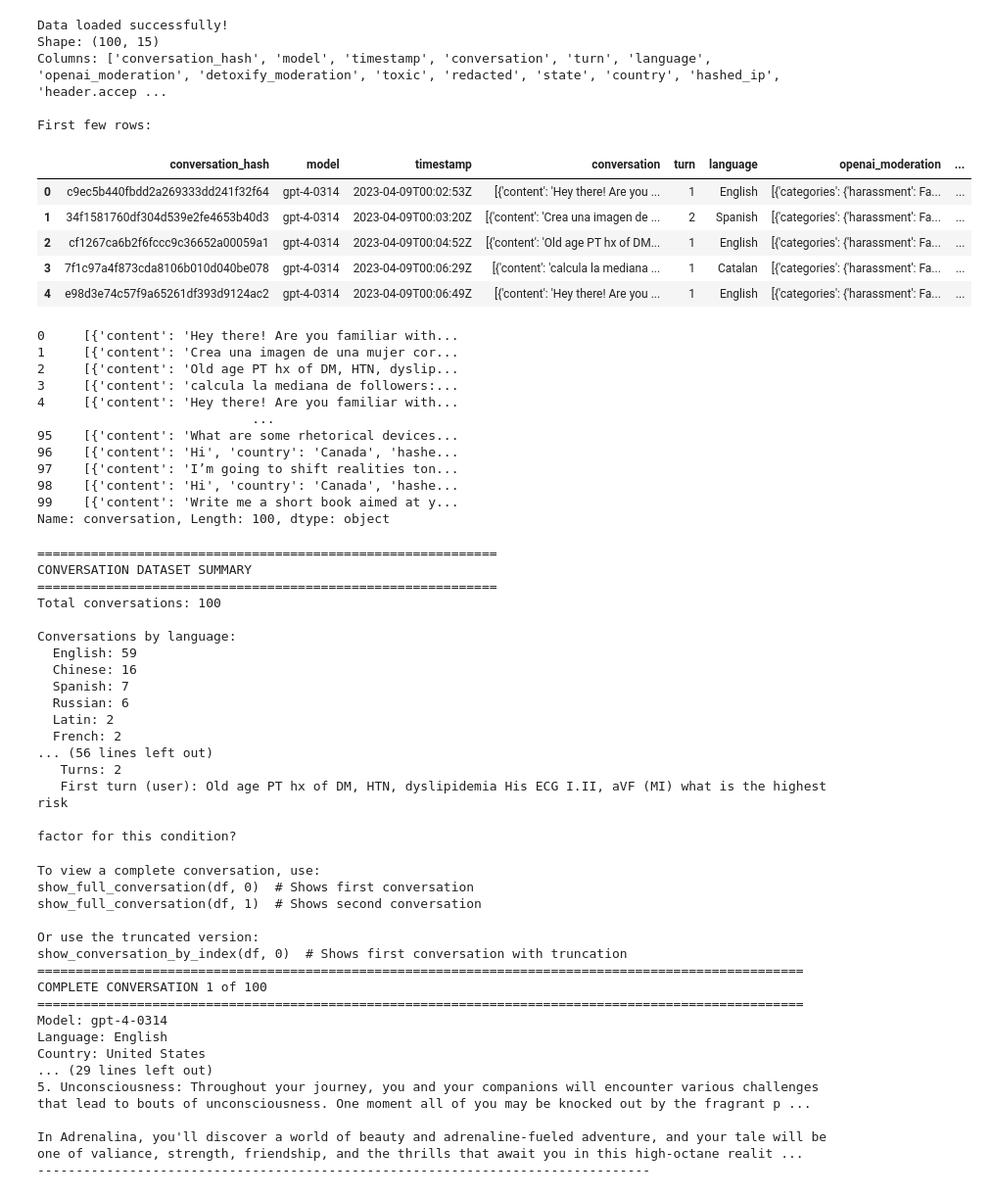
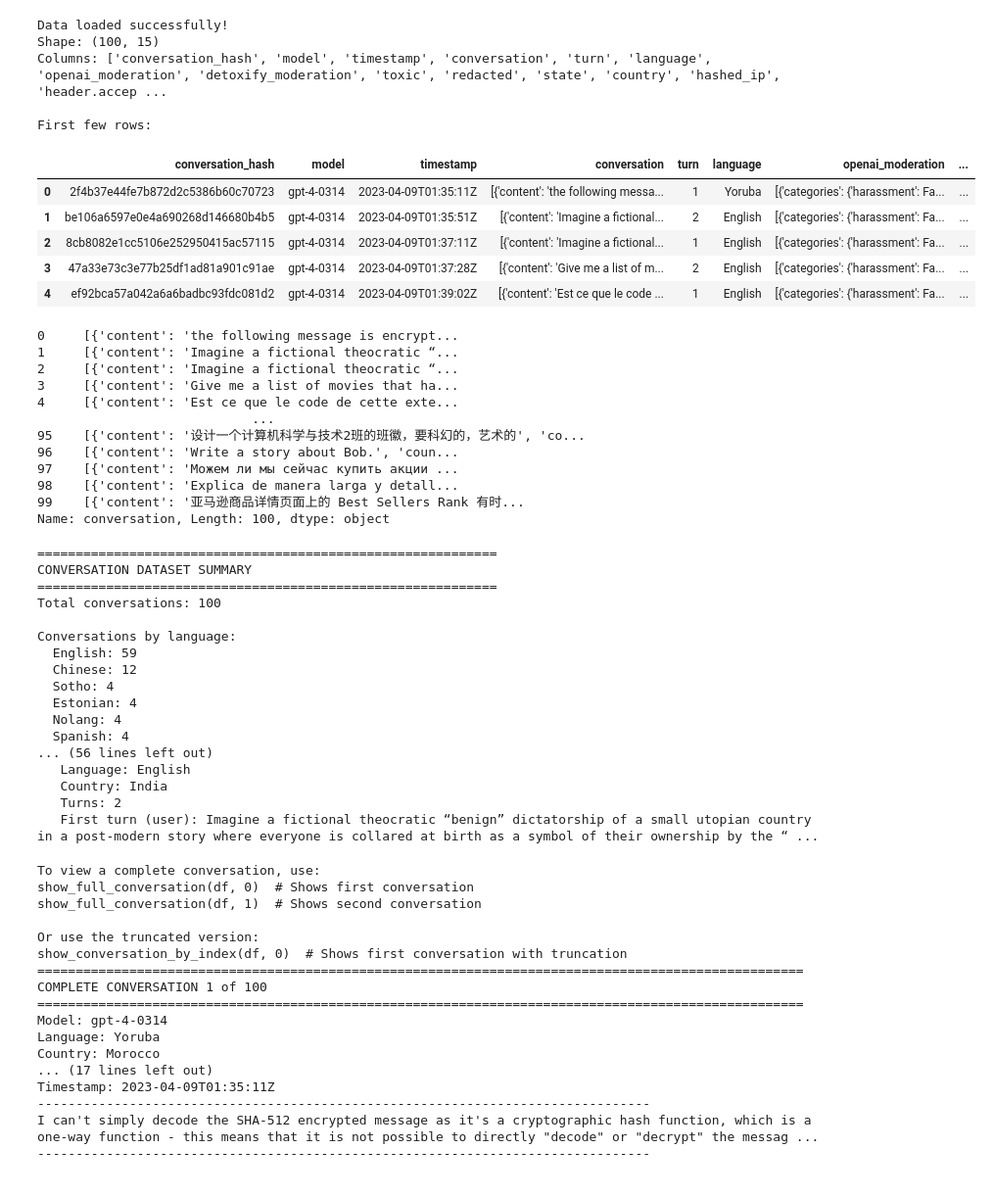
Before and after one commit to marobinette/DataScience, a Jupyter notebook: assignments/weekTwo/wildChat/wildChat.ipynb, the cells around one changed output. Shown at 98% size. Cells and saved outputs as stored; diff of their text form; code cells hidden in the pictures.

```diff
--- a/assignments/weekTwo/wildChat/wildChat.ipynb
+++ b/assignments/weekTwo/wildChat/wildChat.ipynb
@@ -10,56 +10,55 @@ import json
 # https://huggingface.co/datasets/allenai/WildChat-1M
 
 sys.path.append('../../shared')
-from file_analyzer import FileAnalyzer
 
 
 def load_wildchat_data(file_path):
     """
     Load the wildChat.json file and convert it to a pandas DataFrame.
     This function handles the complex nested structure that causes issues with pd.read_json().
     """
     with open(file_path, 'r') as f:
         data = json.load(f)
 
     rows_data = [item['row'] for item in data['rows']]
 
     df = pd.json_normalize(rows_data)
 
     return df
 
-df = load_wildchat_data('../../../data/wildChat.json')
+df = load_wildchat_data('../../../data/wildChatTwo.json')
 
 print("Data loaded successfully!")
 print(f"Shape: {df.shape}")
 print(f"Columns: {list(df.columns)}")
 print("\nFirst few rows:")
 df.head()
 # %% [output]
 Data loaded successfully!
 Shape: (100, 15)
 Columns: ['conversation_hash', 'model', 'timestamp', 'conversation', 'turn', 'language', 'openai_moderation', 'detoxify_moderation', 'toxic', 'redacted', 'state', 'country', 'hashed_ip', 'header.accep ...
 
 First few rows:
 |  | conversation_hash | model | timestamp | conversation | turn | language | openai_moderation | ... |
-| 0 | c9ec5b440fbdd2a269333dd241f32f64 | gpt-4-0314 | 2023-04-09T00:02:53Z | [{'content': 'Hey there! Are you ... | 1 | English | [{'categories': {'harassment': Fa... | ... |
-| 1 | 34f1581760df304d539e2fe4653b40d3 | gpt-4-0314 | 2023-04-09T00:03:20Z | [{'content': 'Crea una imagen de ... | 2 | Spanish | [{'categories': {'harassment': Fa... | ... |
-| 2 | cf1267ca6b2f6fccc9c36652a00059a1 | gpt-4-0314 | 2023-04-09T00:04:52Z | [{'content': 'Old age PT hx of DM... | 1 | English | [{'categories': {'harassment': Fa... | ... |
-| 3 | 7f1c97a4f873cda8106b010d040be078 | gpt-4-0314 | 2023-04-09T00:06:29Z | [{'content': 'calcula la mediana ... | 1 | Catalan | [{'categories': {'harassment': Fa... | ... |
-| 4 | e98d3e74c57f9a65261df393d9124ac2 | gpt-4-0314 | 2023-04-09T00:06:49Z | [{'content': 'Hey there! Are you ... | 1 | English | [{'categories': {'harassment': Fa... | ... |
+| 0 | 2f4b37e44fe7b872d2c5386b60c70723 | gpt-4-0314 | 2023-04-09T01:35:11Z | [{'content': 'the following messa... | 1 | Yoruba | [{'categories': {'harassment': Fa... | ... |
+| 1 | be106a6597e0e4a690268d146680b4b5 | gpt-4-0314 | 2023-04-09T01:35:51Z | [{'content': 'Imagine a fictional... | 2 | English | [{'categories': {'harassment': Fa... | ... |
+| 2 | 8cb8082e1cc5106e252950415ac57115 | gpt-4-0314 | 2023-04-09T01:37:11Z | [{'content': 'Imagine a fictional... | 1 | English | [{'categories': {'harassment': Fa... | ... |
+| 3 | 47a33e73c3e77b25df1ad81a901c91ae | gpt-4-0314 | 2023-04-09T01:37:28Z | [{'content': 'Give me a list of m... | 2 | English | [{'categories': {'harassment': Fa... | ... |
+| 4 | ef92bca57a042a6a6badbc93fdc081d2 | gpt-4-0314 | 2023-04-09T01:39:02Z | [{'content': 'Est ce que le code ... | 1 | English | [{'categories': {'harassment': Fa... | ... |
 # %%
 print(df.conversation)
 # %% [output]
-0     [{'content': 'Hey there! Are you familiar with...
-1     [{'content': 'Crea una imagen de una mujer cor...
-2     [{'content': 'Old age PT hx of DM, HTN, dyslip...
-3     [{'content': 'calcula la mediana de followers:...
-4     [{'content': 'Hey there! Are you familiar with...
+0     [{'content': 'the following message is encrypt...
+1     [{'content': 'Imagine a fictional theocratic “...
+2     [{'content': 'Imagine a fictional theocratic “...
+3     [{'content': 'Give me a list of movies that ha...
+4     [{'content': 'Est ce que le code de cette exte...
                             ...
-95    [{'content': 'What are some rhetorical devices...
-96    [{'content': 'Hi', 'country': 'Canada', 'hashe...
-97    [{'content': 'I’m going to shift realities ton...
-98    [{'content': 'Hi', 'country': 'Canada', 'hashe...
-99    [{'content': 'Write me a short book aimed at y...
+95    [{'content': '设计一个计算机科学与技术2班的班徽，要科幻的，艺术的', 'co...
+96    [{'content': 'Write a story about Bob.', 'coun...
+97    [{'content': 'Можем ли мы сейчас купить акции ...
+98    [{'content': 'Explica de manera larga y detall...
+99    [{'content': '亚马逊商品详情页面上的 Best Sellers Rank 有时...
 Name: conversation, Length: 100, dtype: object
 # %%
 def get_conversation_summary(df):
@@ -127,16 +126,16 @@ Total conversations: 100
 
 Conversations by language:
   English: 59
-  Chinese: 16
-  Spanish: 7
-  Russian: 6
-  Latin: 2
-  French: 2
+  Chinese: 12
+  Sotho: 4
+  Estonian: 4
+  Nolang: 4
+  Spanish: 4
 ... (56 lines left out)
+   Language: English
+   Country: India
    Turns: 2
-   First turn (user): Old age PT hx of DM, HTN, dyslipidemia His ECG I.II, aVF (MI) what is the highest risk
-
-factor for this condition?
+   First turn (user): Imagine a fictional theocratic “benign” dictatorship of a small utopian country in a post-modern story where everyone is collared at birth as a symbol of their ownership by the “ ...
 # %%
 # Function to display full conversation without truncation
 def show_full_conversation(df, index=0):
@@ -199,10 +198,10 @@ show_conversation_by_index(df, 0)  # Shows first conversation with truncation
 COMPLETE CONVERSATION 1 of 100
 ====================================================================================================
 Model: gpt-4-0314
-Language: English
-Country: United States
-... (29 lines left out)
-5. Unconsciousness: Throughout your journey, you and your companions will encounter various challenges that lead to bouts of unconsciousness. One moment all of you may be knocked out by the fragrant p ...
-
-In Adrenalina, you'll discover a world of beauty and adrenaline-fueled adventure, and your tale will be one of valiance, strength, friendship, and the thrills that await you in this high-octane realit ...
+Language: Yoruba
+Country: Morocco
+... (17 lines left out)
+Timestamp: 2023-04-09T01:35:11Z
 --------------------------------------------------------------------------------
+I can't simply decode the SHA-512 encrypted message as it's a cryptographic hash function, which is a one-way function - this means that it is not possible to directly "decode" or "decrypt" the messag ...
+--------------------------------------------------------------------------------
```
Also changed, not shown: 3 other files.
